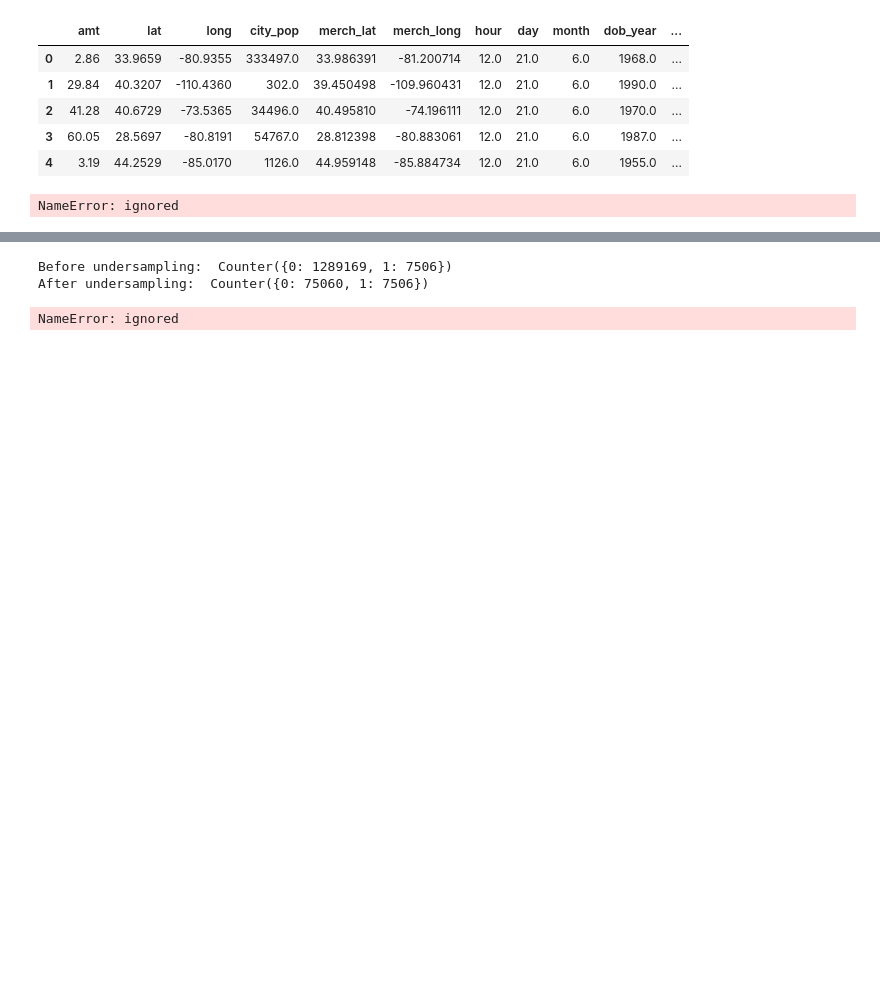
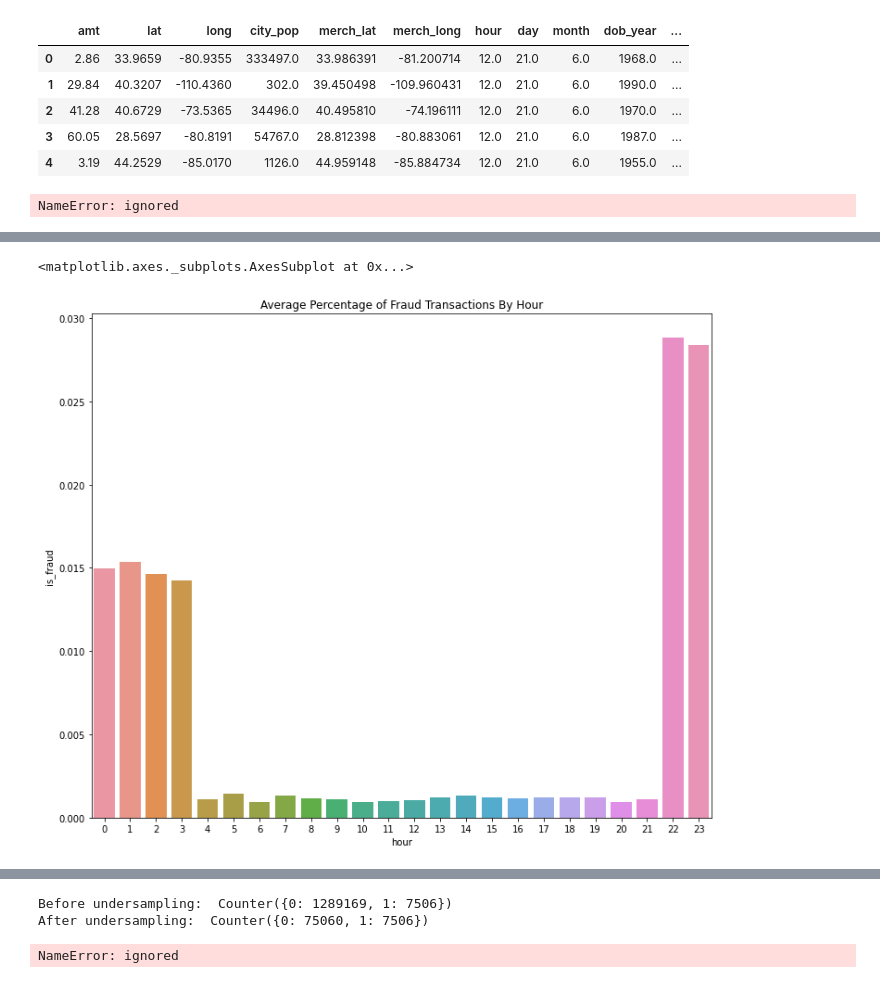
Before and after one commit to wconti27/DS4400-Final-Project-Machine-Learning-Detection-of-Credit-Card-Fraud, a Jupyter notebook: ML_Project.ipynb, the cells around one changed output, grey strips where cells are left out. Saved outputs shown, nothing was run; the diff lists cells and outputs as text; code cells hidden in the pictures; blank space fills up the shorter version.

```diff
--- a/ML_Project.ipynb
+++ b/ML_Project.ipynb
@@ -44,0 +53,9 @@ NameError: ignored
+# %%
+is_fraud_by_hour = X_train[['hour', "is_fraud"]]
+is_fraud_by_hour_agg = is_fraud_by_hour.groupby(["hour"]).agg("mean")
+plt.figure(figsize=(12,10))
+plt.title("Average Percentage of Fraud Transactions By Hour")
+sns.barplot(x=is_fraud_by_hour_agg.index, y=is_fraud_by_hour_agg['is_fraud'])
+# %% [output]
+<matplotlib.axes._subplots.AxesSubplot at 0x...>
+[figure, added]
```
Also changed, not shown: parts of 8 cells of this notebook.
